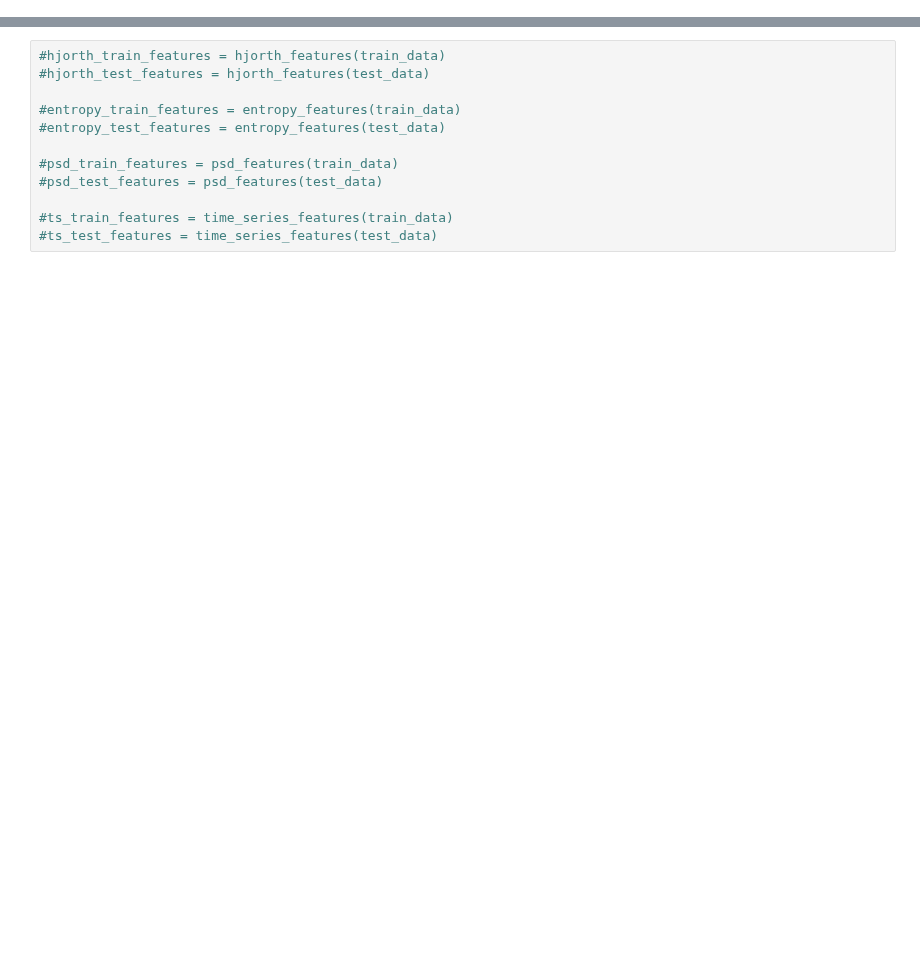
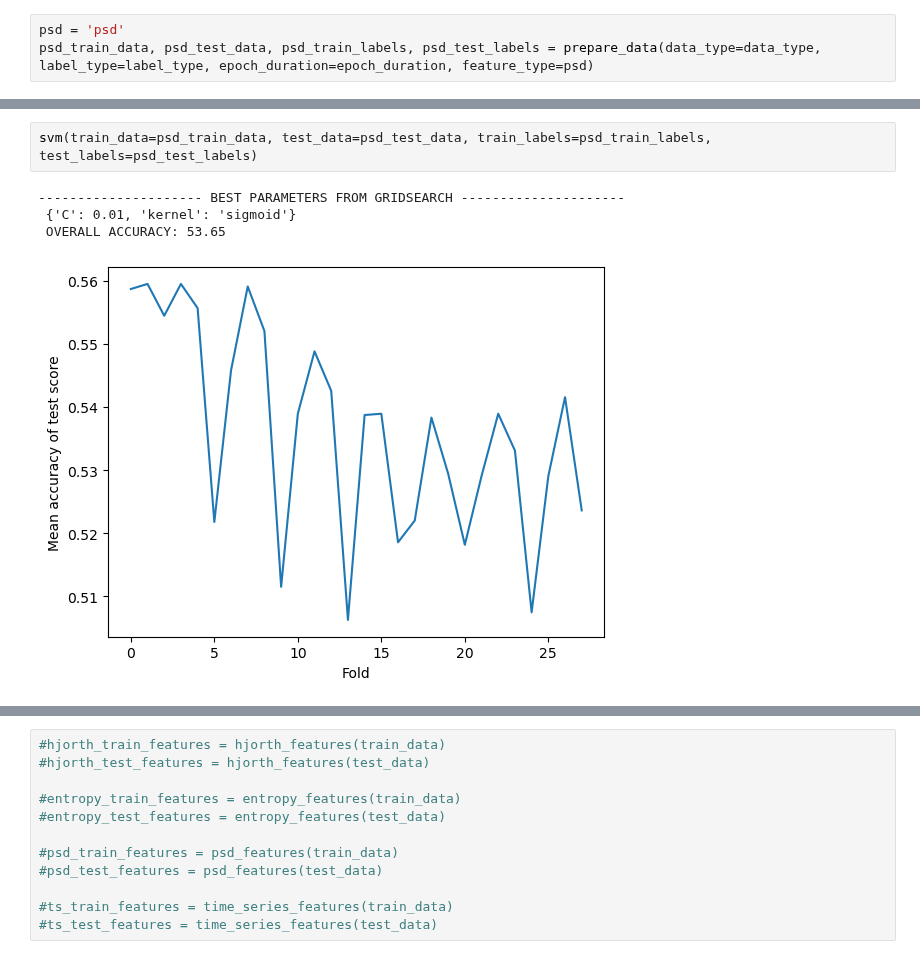
Before and after one commit to idamand/stress_detection_EEG, a Jupyter notebook: test3.ipynb, the cells around one changed output, grey strips where cells are left out. Saved outputs shown, nothing was run; the diff lists cells and outputs as text; blank space fills up the shorter version.

```diff
--- a/test3.ipynb
+++ b/test3.ipynb
@@ -119,0 +209,3 @@ Shape of test labels set: (1416,)
+# %%
+psd = 'psd'
+psd_train_data, psd_test_data, psd_train_labels, psd_test_labels = prepare_data(data_type=data_type, label_type=label_type, epoch_duration=epoch_duration, feature_type=psd)
@@ -119,0 +268,7 @@ Shape of test labels set: (1416,)
+# %%
+svm(train_data=psd_train_data, test_data=psd_test_data, train_labels=psd_train_labels, test_labels=psd_test_labels)
+# %% [output]
+--------------------- BEST PARAMETERS FROM GRIDSEARCH ---------------------
+ {'C': 0.01, 'kernel': 'sigmoid'}
+ OVERALL ACCURACY: 53.65
+[figure, added]
```
Also changed, not shown: parts of 11 cells of this notebook, 16 other files.
